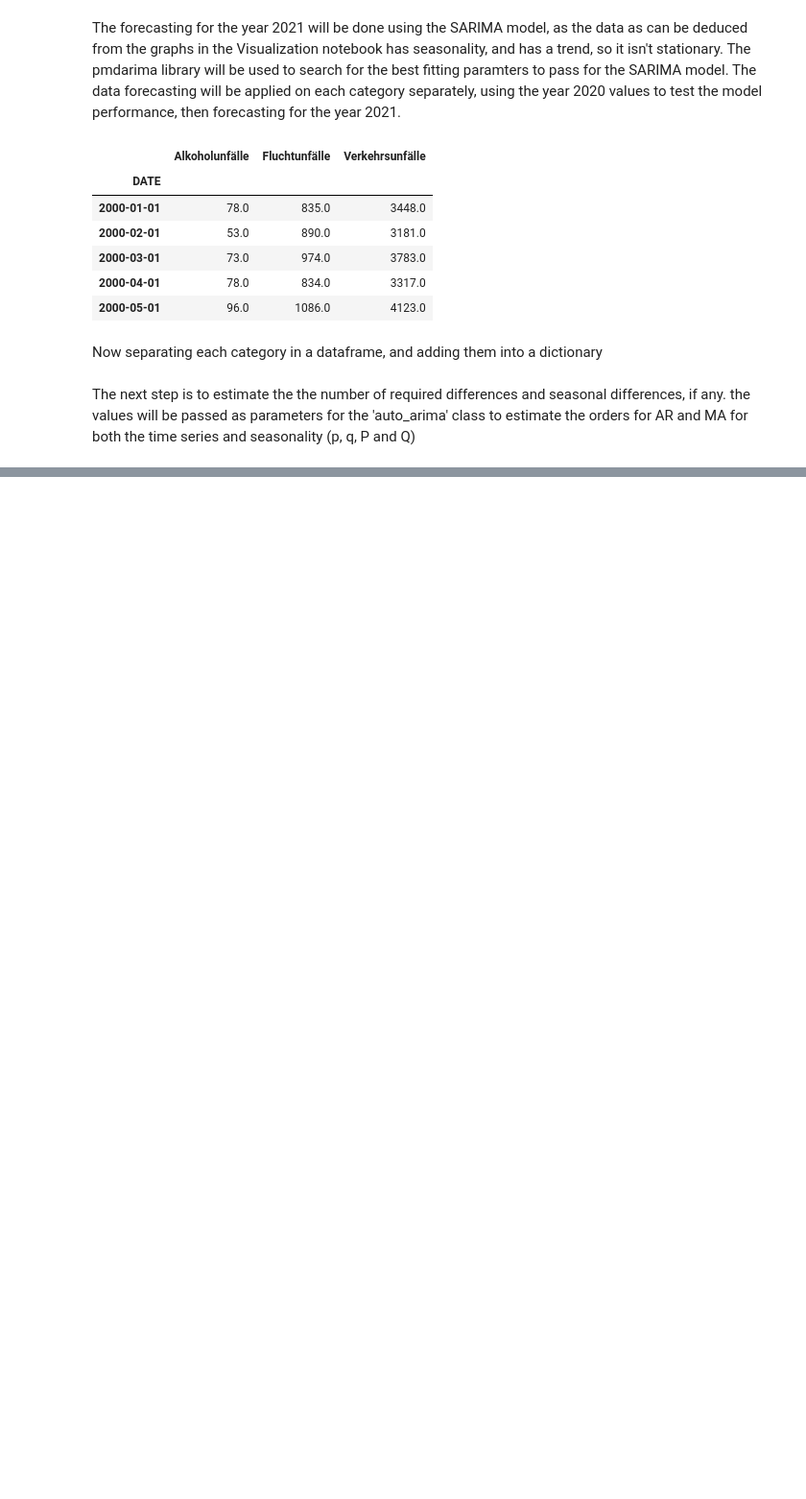
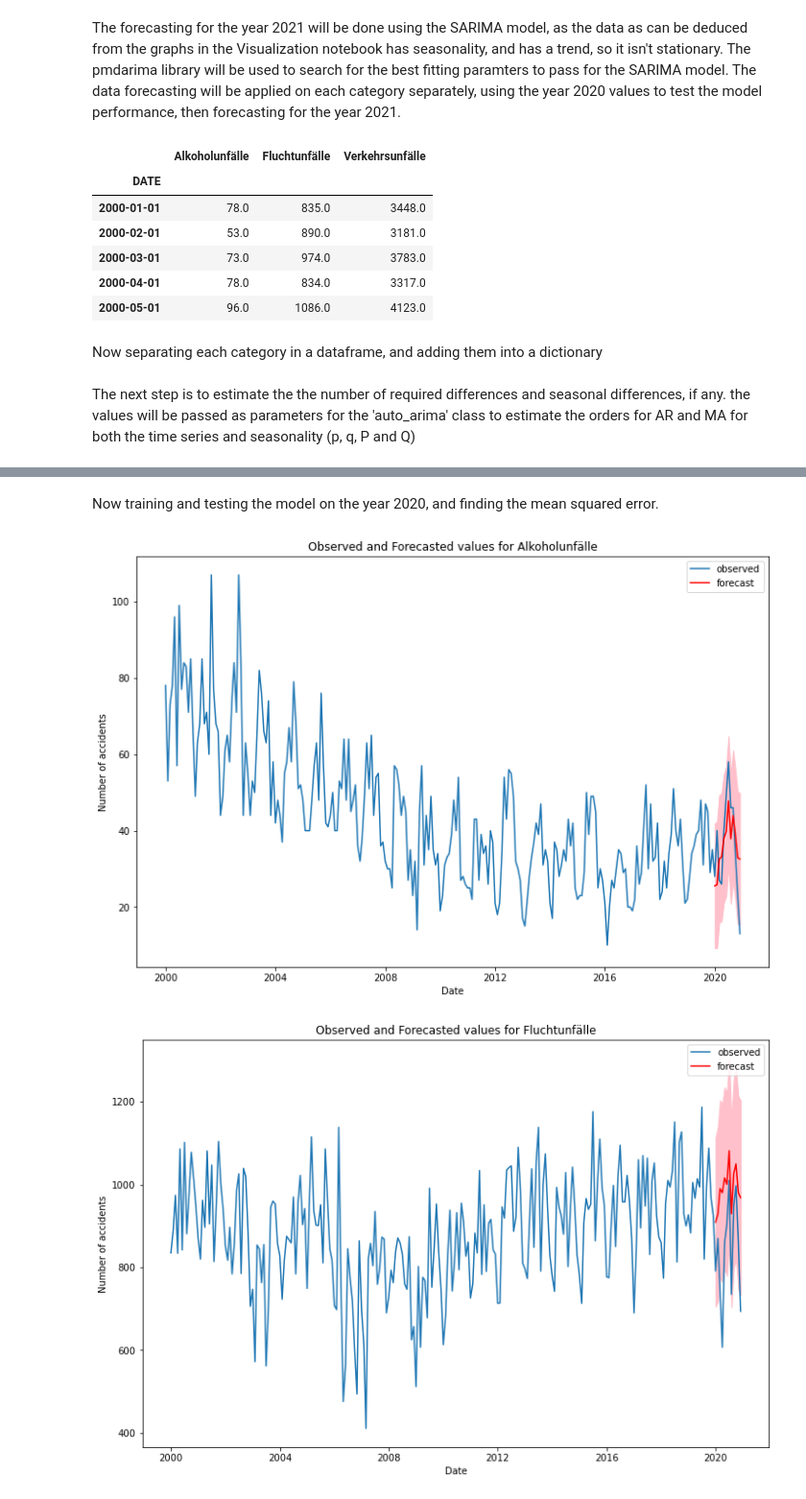
Before and after one commit to abouslima/DPS-Challenge, a Jupyter notebook: Forecasting.ipynb, the cells around one changed output, grey strips where cells are left out. Shown at 96% size. Cells and saved outputs as stored; diff of their text form; code cells hidden in the pictures; blank space fills up the shorter version.

Commit message:
Testing Forecasting

```diff
--- a/Forecasting.ipynb
+++ b/Forecasting.ipynb
@@ -30,6 +30,6 @@ The next step is to estimate the the number of required differences and seasonal
 # %%
 ndiff_estimated = {category:[] for category in dataframes.keys()}
 for category, dataframe in dataframes.items():
-    ndiff_estimated[category].append(ndiffs(dataframe, max_d=3))
-    ndiff_estimated[category].append(nsdiffs(dataframe, max_D=3, m=12))
+    ndiff_estimated[category].append(ndiffs(dataframe, max_d=4))
+    ndiff_estimated[category].append(nsdiffs(dataframe, max_D=4, m=12))
 # %%
@@ -72,3 +49,0 @@ Total fit time: 21.365 seconds
-# %%
-model = SARIMAX(Alkohol_df, order=(1,1,2), seasonal_order=(1,1,2,12))
-results = model.fit()
@@ -98,7 +49,0 @@ Freq: MS, Name: predicted_mean, dtype: float64
-# %%
-import matplotlib.pyplot as plt
-%matplotlib inline
-
-fig, ax = plt.subplots()
-ax.plot(mean.index, mean)
-Alkohol_df.loc['2020':].plot(ax=ax)
@@ -111,0 +52,10 @@ df.shape
+# %%
+orders_estimated = {category:[] for category in dataframes.keys()}
+for category, dataframe in dataframes.items():
+    print('Estimating orders for: {}\n'.format(category))
+    model = pm.auto_arima(dataframe, seasonal=True, d=ndiff_estimated[category][0],
+                          D=ndiff_estimated[category][1], m=12, max_p=5, max_q=5, max_P=5, max_Q=5,
+                          trace=True, error_action='ignore', suppress_warnings=True, stepwise=True)
+    print('-'*80)
+    orders_estimated[category].append(model.order)
+    orders_estimated[category].append(model.seasonal_order)
@@ -111,0 +95,26 @@ df.shape
+# %% [markdown]
+Now training and testing the model on the year 2020, and finding the mean squared error.
+# %%
+mse_pre
+for category, dataframe in dataframes.items():
+    model = SARIMAX(dataframe[:'2019'], order=orders_estimated[category][0],
+                    seasonal_order=orders_estimated[category][1])
+    results = model.fit()
+    forecast = results.get_forecast(steps=12)
+    mean_forecast = forecast.predicted_mean
+    confidence_intervals = forecast.conf_int()
+    lower_limits = confidence_intervals.iloc[:,0]
+    upper_limits = confidence_intervals.iloc[:,1]
+
+    fig, ax = plt.subplots(figsize=(12,8))
+    ax.plot(dataframe.index, dataframe[category], label='observed')
+    ax.plot(mean_forecast.index, mean_forecast, color='r', label='forecast')
+    ax.fill_between(mean_forecast.index, lower_limits, upper_limits, color='pink')
+    ax.set_xlabel('Date')
+    ax.set_ylabel('Number of accidents')
+    ax.set_title('Observed and Forecasted values for {}'.format(category))
+    ax.legend()
+    plt.show()
+# %% [output]
+[figure, added]
+[figure, added]
```
Also changed, not shown: parts of 16 cells of this notebook.
